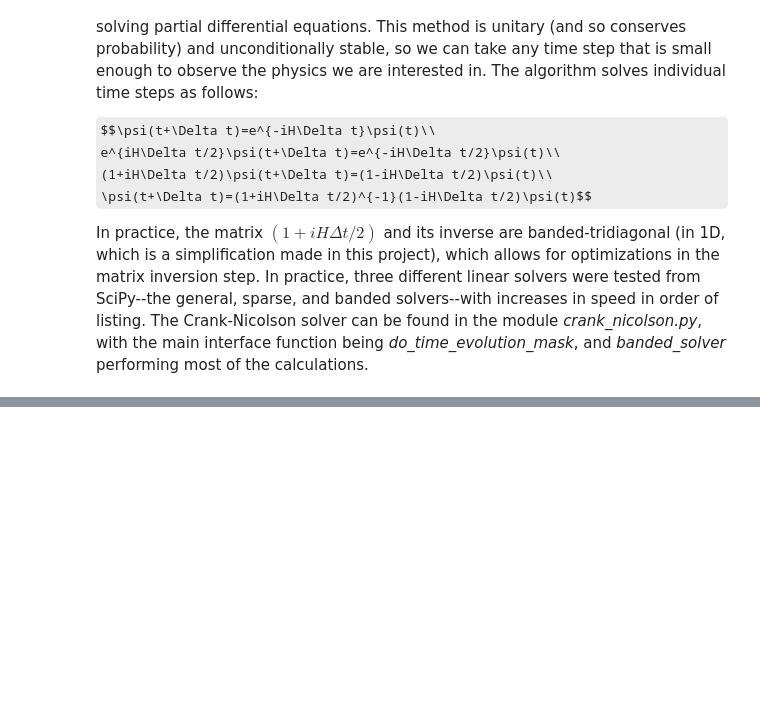
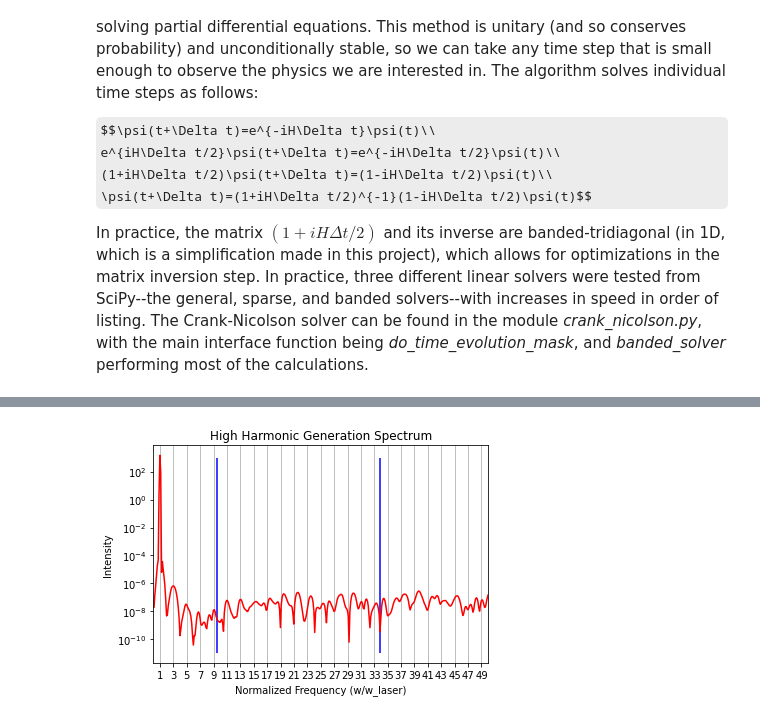
Before and after one commit to mreh528/phys5070FinalProject, a Jupyter notebook: Final_Project_BG_MR.ipynb, the cells around one changed output, grey strips where cells are left out. Saved outputs shown, nothing was run; the diff lists cells and outputs as text; code cells hidden in the pictures; some formulas as TeX source; blank space fills up the shorter version.

```diff
--- a/Final_Project_BG_MR.ipynb
+++ b/Final_Project_BG_MR.ipynb
@@ -29,0 +136,23 @@ In practice, the matrix $(1+iH\Delta t/2)$ and its inverse are banded-tridiagona
+# %%
+# Run simulation to calculate quantum dipole acceleration in response to a Gaussian laser pulse
+w_laser = 0.05695 # standard choice (in atomic units) for experimental laser
+t, dipole_acc = hh.high_harmonic_dipoles(x, ground, V, I0=0.1, ncyc=10, w0=w_laser)
+# %%
+# Fourier transform the results to get a spectrum
+w, dipole_acc_ft = hh.dirty_FT(t, dipole_acc, w0=w_laser, window=0.25)
+# %%
+# Show the generated spectrum peaks
+fig, ax1 = plt.subplots()
+ax1.plot(w/w_laser, np.abs(dipole_acc_ft)**2, 'r-', label="Radiation Spectrum")
+ax1.vlines(x=(-energies[0]/w_laser), ymin=1e-11, ymax=1e3, color='b') # Ionization potential
+ax1.vlines(x=(-energies[0]/w_laser+3.17*0.025/w_laser**2), ymin=1e-11, ymax=1e3,color='b') # HHG cutoff
+ax1.set_yscale("log")
+ax1.set_xlim(0.,50.)
+ax1.set_xticks(range(1,50,2)) # or plt.?
+plt.grid(axis='x')
+plt.ylabel("Intensity")
+plt.xlabel("Normalized Frequency (w/w_laser)")
+plt.title("High Harmonic Generation Spectrum")
+plt.show()
+# %% [output]
+[figure, added]
```
Also changed, not shown: parts of 15 cells of this notebook.
